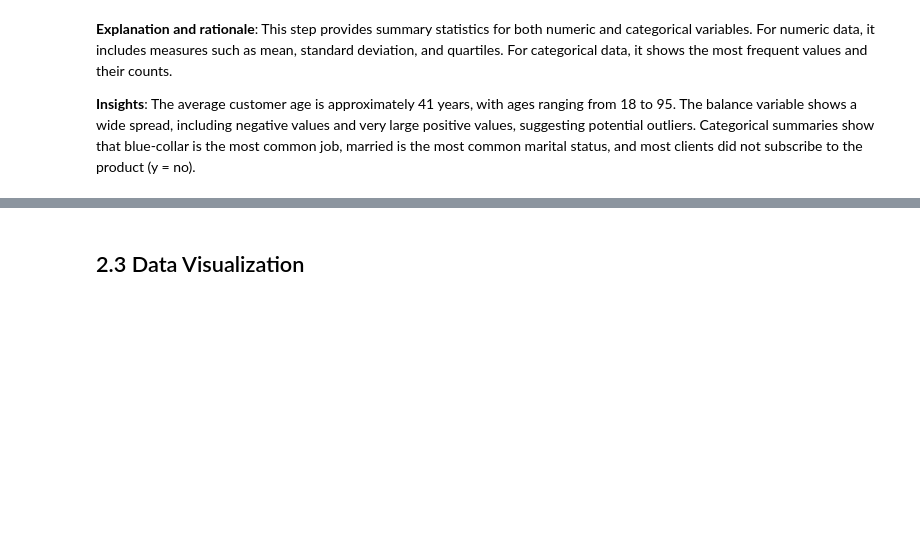
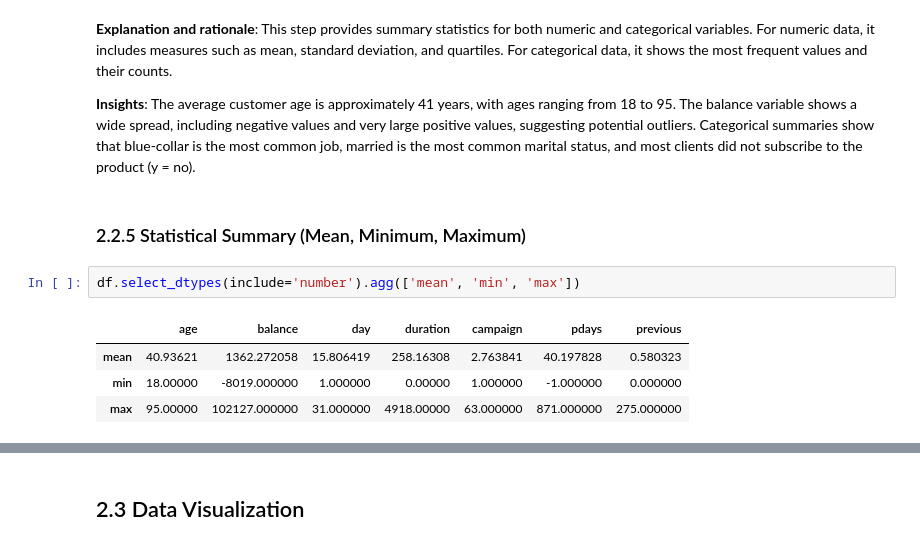
Before and after one commit to 2401496A/bank-marketing-data-analysis-project, a Jupyter notebook: MLDP Program Codes Submission Template (1).ipynb, the cells around one changed output, grey strips where cells are left out. Saved outputs shown, nothing was run; the diff lists cells and outputs as text; blank space fills up the shorter version.

Commit message:
Added 2.2.5 Statistical Summary (Mean, Minimum, Maximum)

```diff
--- a/MLDP Program Codes Submission Template (1).ipynb
+++ b/MLDP Program Codes Submission Template (1).ipynb
@@ -179,3 +179,12 @@ This step provides summary statistics for both numeric and categorical variables
 
 **Insights**:
 The average customer age is approximately 41 years, with ages ranging from 18 to 95. The balance variable shows a wide spread, including negative values and very large positive values, suggesting potential outliers. Categorical summaries show that blue-collar is the most common job, married is the most common marital status, and most clients did not subscribe to the product (y = no).
+# %% [markdown]
+### 2.2.5 Statistical Summary (Mean, Minimum, Maximum)
+# %%
+df.select_dtypes(include='number').agg(['mean', 'min', 'max'])
+# %% [output]
+|  | age | balance | day | duration | campaign | pdays | previous |
+| mean | 40.93621 | 1362.272058 | 15.806419 | 258.16308 | 2.763841 | 40.197828 | 0.580323 |
+| min | 18.00000 | -8019.000000 | 1.000000 | 0.00000 | 1.000000 | -1.000000 | 0.000000 |
+| max | 95.00000 | 102127.000000 | 31.000000 | 4918.00000 | 63.000000 | 871.000000 | 275.000000 |
```
Also changed, not shown: parts of 1 cell of this notebook.
